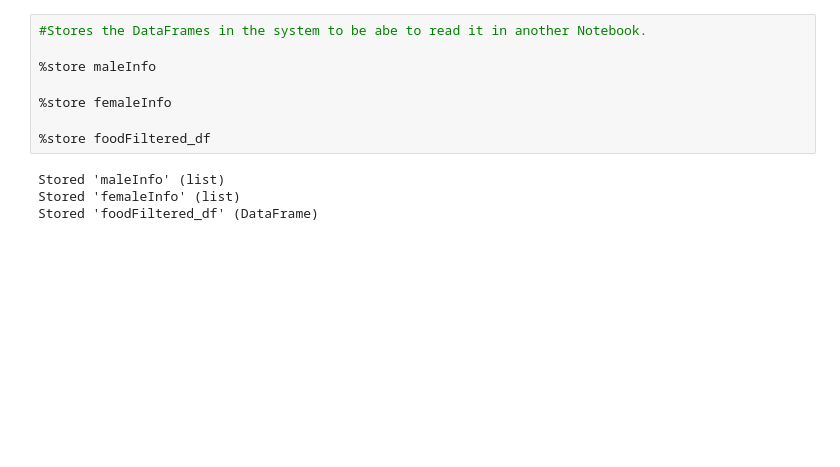
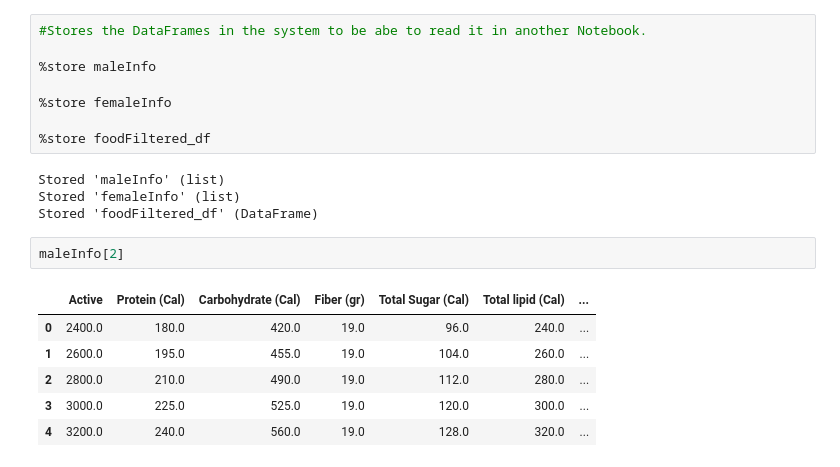
Before and after one commit to darrenluc93/Healthy-Restaurants, a Jupyter notebook: Jupyter Notebooks Data Analysis/Jupyter Notebooks/NutrientsConverter.ipynb, the cells around one changed output. Saved outputs shown, nothing was run; the diff lists cells and outputs as text; blank space fills up the shorter version.

```diff
--- a/Jupyter Notebooks Data Analysis/Jupyter Notebooks/NutrientsConverter.ipynb
+++ b/Jupyter Notebooks Data Analysis/Jupyter Notebooks/NutrientsConverter.ipynb
@@ -384,3 +364,12 @@ femaleInfo[0] #List of DataFrames for males and the intake limits for each meal.
 Stored 'maleInfo' (list)
 Stored 'femaleInfo' (list)
 Stored 'foodFiltered_df' (DataFrame)
+# %%
+maleInfo[2]
+# %% [output]
+|  | Active | Protein (Cal) | Carbohydrate (Cal) | Fiber (gr) | Total Sugar (Cal) | Total lipid (Cal) | ... |
+| 0 | 2400.0 | 180.0 | 420.0 | 19.0 | 96.0 | 240.0 | ... |
+| 1 | 2600.0 | 195.0 | 455.0 | 19.0 | 104.0 | 260.0 | ... |
+| 2 | 2800.0 | 210.0 | 490.0 | 19.0 | 112.0 | 280.0 | ... |
+| 3 | 3000.0 | 225.0 | 525.0 | 19.0 | 120.0 | 300.0 | ... |
+| 4 | 3200.0 | 240.0 | 560.0 | 19.0 | 128.0 | 320.0 | ... |
```
Also changed, not shown: parts of 1 cell of this notebook, 10 other files.
